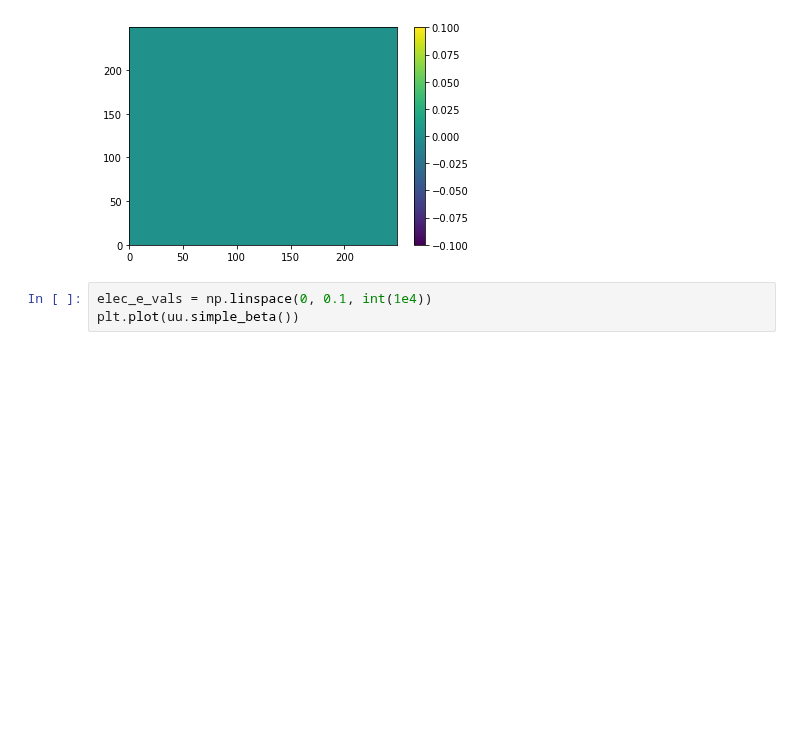
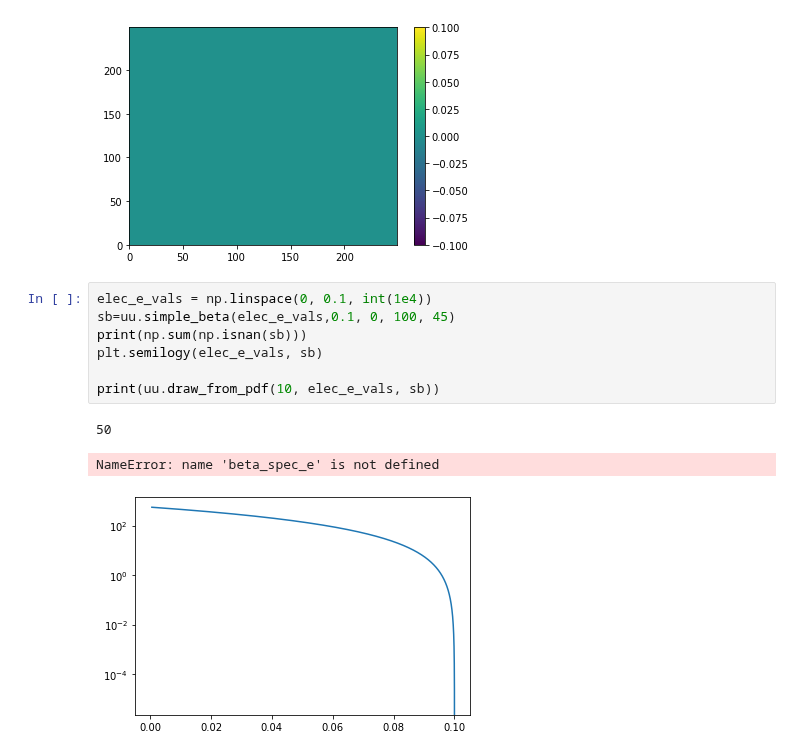
Before and after one commit to Moore-Lab/composite_DM, a Jupyter notebook: steriles/plot_pdfs.ipynb, the cells around one changed output. Saved outputs shown, nothing was run; the diff lists cells and outputs as text; blank space fills up the shorter version.

```diff
--- a/steriles/plot_pdfs.ipynb
+++ b/steriles/plot_pdfs.ipynb
@@ -581,6 +581,14 @@ plt.colorbar()
 # %% [output]
 <matplotlib.colorbar.Colorbar at 0x...>
 [figure]
-# %%
-elec_e_vals = np.linspace(0, 0.1, int(1e4))
-plt.plot(uu.simple_beta())
+# %%
+elec_e_vals = np.linspace(0, 0.1, int(1e4))
+sb=uu.simple_beta(elec_e_vals,0.1, 0, 100, 45)
+print(np.sum(np.isnan(sb)))
+plt.semilogy(elec_e_vals, sb)
+
+print(uu.draw_from_pdf(10, elec_e_vals, sb))
+# %% [output]
+50
+NameError: name 'beta_spec_e' is not defined
+[figure, added]
```
